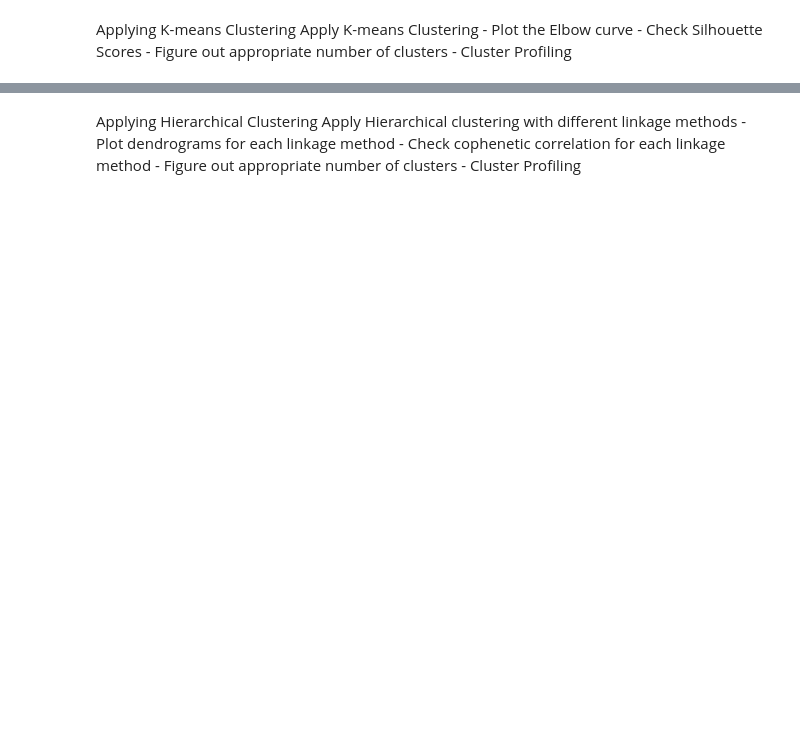
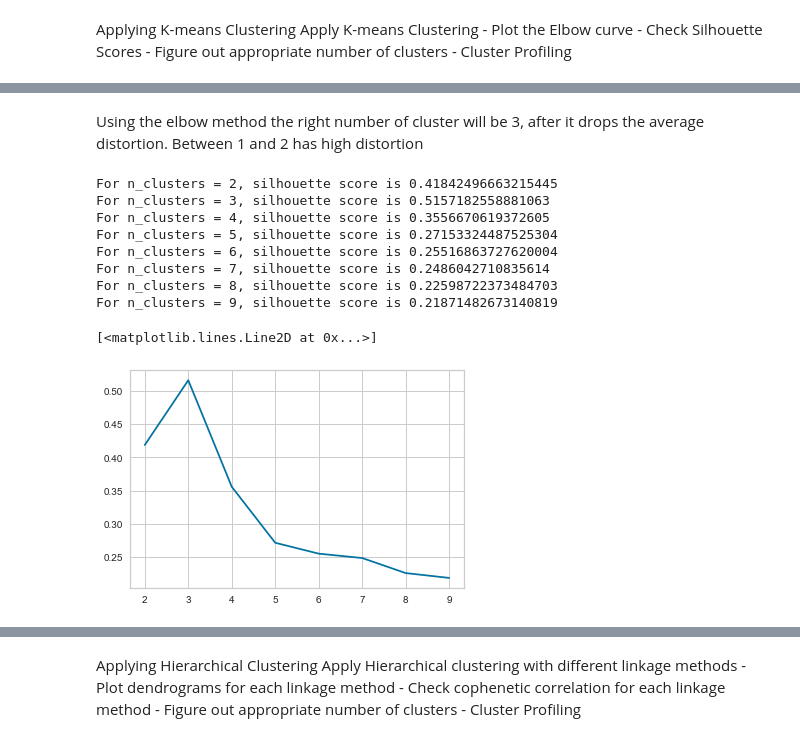
Before and after one commit to luisgvcalderon/aiml, a Jupyter notebook: LGCC-AllLifeCustomerSegmentation.ipynb, the cells around one changed output, grey strips where cells are left out. Cells and saved outputs as stored; diff of their text form; code cells hidden in the pictures; blank space fills up the shorter version.

```diff
--- a/LGCC-AllLifeCustomerSegmentation.ipynb
+++ b/LGCC-AllLifeCustomerSegmentation.ipynb
@@ -227,12 +267,25 @@ plt.title("Selecting k with the Elbow Method", fontsize=20)
+# %% [markdown]
+Using the elbow method the right number of cluster will be 3, after it drops the average distortion. Between 1 and 2 has high distortion
 # %%
 sil_score = []
 cluster_list = list(range(2, 10))
 for n_clusters in cluster_list:
     clusterer = KMeans(n_clusters=n_clusters)
-    preds = clusterer.fit_predict((subset_scaled_df))
+    preds = clusterer.fit_predict((subset_scaled))
     # centers = clusterer.cluster_centers_
-    score = silhouette_score(subset_scaled_df, preds)
+    score = silhouette_score(subset_scaled, preds)
     sil_score.append(score)
     print("For n_clusters = {}, silhouette score is {}".format(n_clusters, score))
 
 plt.plot(cluster_list, sil_score)
+# %% [output]
+For n_clusters = 2, silhouette score is 0.41842496663215445
+For n_clusters = 3, silhouette score is 0.5157182558881063
+For n_clusters = 4, silhouette score is 0.3556670619372605
+For n_clusters = 5, silhouette score is 0.27153324487525304
+For n_clusters = 6, silhouette score is 0.25516863727620004
+For n_clusters = 7, silhouette score is 0.2486042710835614
+For n_clusters = 8, silhouette score is 0.22598722373484703
+For n_clusters = 9, silhouette score is 0.21871482673140819
+[<matplotlib.lines.Line2D at 0x...>]
+[figure, added]
```
Also changed, not shown: parts of 53 cells of this notebook.
